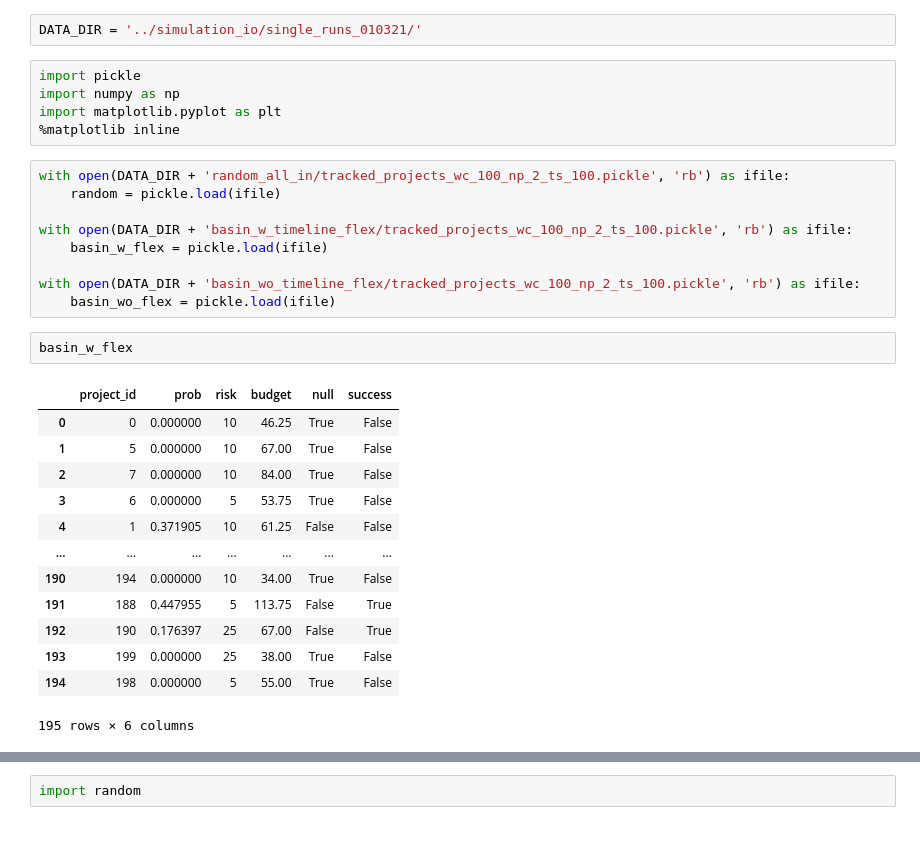
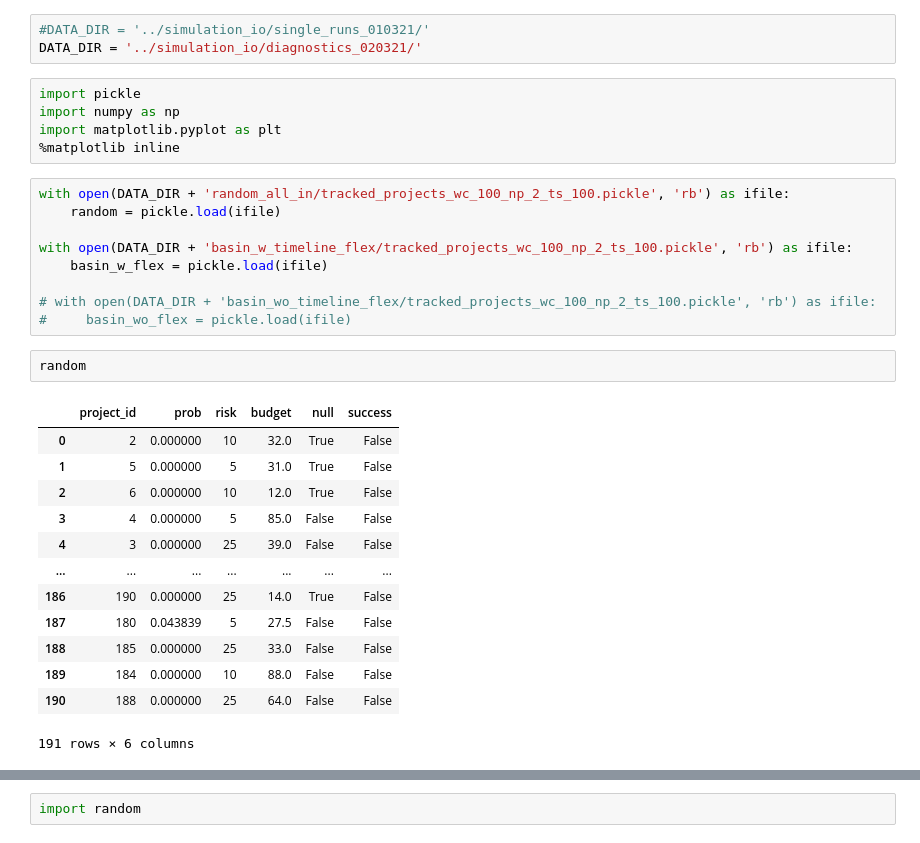
Before and after one commit to Superscriptus/SuperScript, a Jupyter notebook: analysis/initial_aws_simulations.ipynb, the cells around one changed output, grey strips where cells are left out. Drawn from its saved outputs; the diff is of its cells as text.

```diff
--- a/analysis/initial_aws_simulations.ipynb
+++ b/analysis/initial_aws_simulations.ipynb
@@ -18,8 +18,9 @@ Questions:
 - Is the budget shown in the scatter plot the 'flexed' budget?
 - Is budget copied across (incuding flex) when using predefined projects?
 - Does a 1000 worker simulation take 56 hours on my new computer?!
-# %%
-DATA_DIR = '../simulation_io/single_runs_010321/'
+# %%
+#DATA_DIR = '../simulation_io/single_runs_010321/'
+DATA_DIR = '../simulation_io/diagnostics_020321/'
 # %%
 import pickle
 import numpy as np
@@ -32,24 +33,24 @@ with open(DATA_DIR + 'random_all_in/tracked_projects_wc_100_np_2_ts_100.pickle',
 with open(DATA_DIR + 'basin_w_timeline_flex/tracked_projects_wc_100_np_2_ts_100.pickle', 'rb') as ifile:
     basin_w_flex = pickle.load(ifile)
 
-with open(DATA_DIR + 'basin_wo_timeline_flex/tracked_projects_wc_100_np_2_ts_100.pickle', 'rb') as ifile:
-    basin_wo_flex = pickle.load(ifile)
+# with open(DATA_DIR + 'basin_wo_timeline_flex/tracked_projects_wc_100_np_2_ts_100.pickle', 'rb') as ifile:
+#     basin_wo_flex = pickle.load(ifile)
-# %%
-basin_w_flex
-# %% [output]
-|  | project_id | prob | risk | budget | null | success |
-| 0 | 0 | 0.000000 | 10 | 46.25 | True | False |
-| 1 | 5 | 0.000000 | 10 | 67.00 | True | False |
-| 2 | 7 | 0.000000 | 10 | 84.00 | True | False |
-| 3 | 6 | 0.000000 | 5 | 53.75 | True | False |
-| 4 | 1 | 0.371905 | 10 | 61.25 | False | False |
-| ... | ... | ... | ... | ... | ... | ... |
-| 190 | 194 | 0.000000 | 10 | 34.00 | True | False |
-| 191 | 188 | 0.447955 | 5 | 113.75 | False | True |
-| 192 | 190 | 0.176397 | 25 | 67.00 | False | True |
-| 193 | 199 | 0.000000 | 25 | 38.00 | True | False |
-| 194 | 198 | 0.000000 | 5 | 55.00 | True | False |
-195 rows × 6 columns
+# %%
+random
+# %% [output]
+|  | project_id | prob | risk | budget | null | success |
+| 0 | 2 | 0.000000 | 10 | 32.0 | True | False |
+| 1 | 5 | 0.000000 | 5 | 31.0 | True | False |
+| 2 | 6 | 0.000000 | 10 | 12.0 | True | False |
+| 3 | 4 | 0.000000 | 5 | 85.0 | False | False |
+| 4 | 3 | 0.000000 | 25 | 39.0 | False | False |
+| ... | ... | ... | ... | ... | ... | ... |
+| 186 | 190 | 0.000000 | 25 | 14.0 | True | False |
+| 187 | 180 | 0.043839 | 5 | 27.5 | False | False |
+| 188 | 185 | 0.000000 | 25 | 33.0 | False | False |
+| 189 | 184 | 0.000000 | 10 | 88.0 | False | False |
+| 190 | 188 | 0.000000 | 25 | 64.0 | False | False |
+191 rows × 6 columns
 # %%
 print("Fraction of null projects.")
 print("Random: ", np.round(sum(random.null) / len(random), 2))
```
Also changed, not shown: parts of 10 cells of this notebook, 2 other files.
